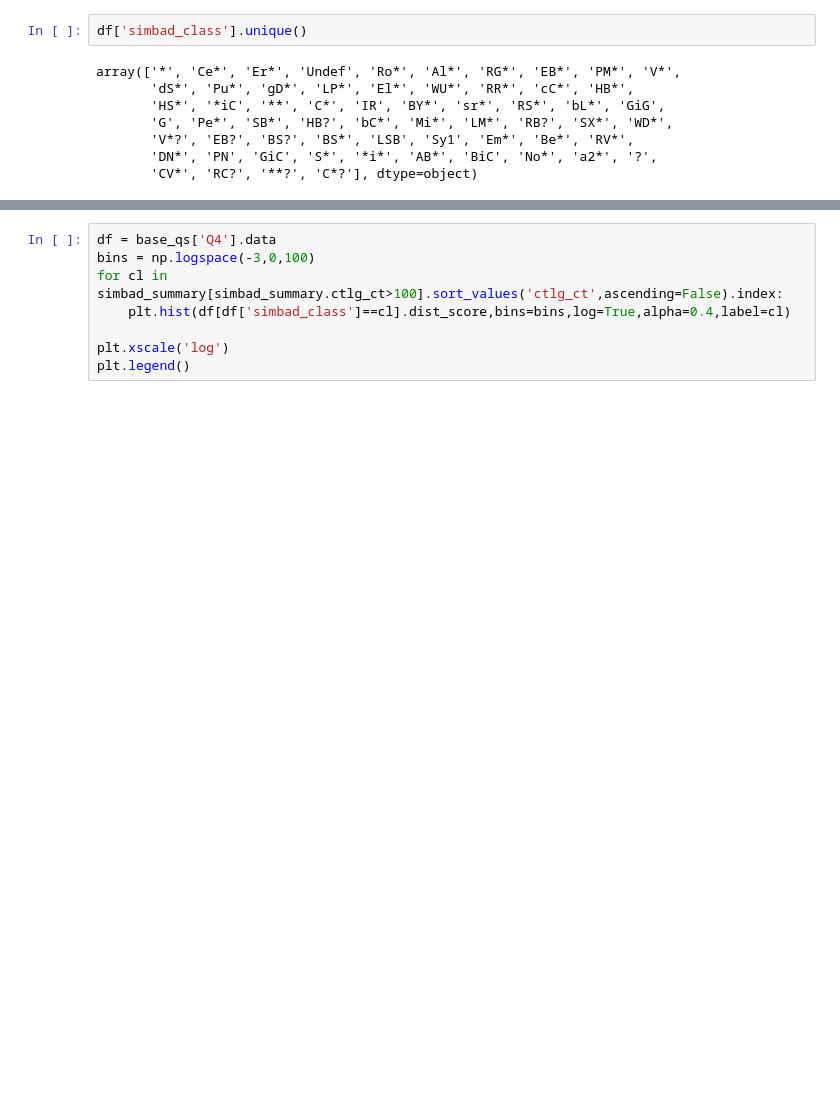
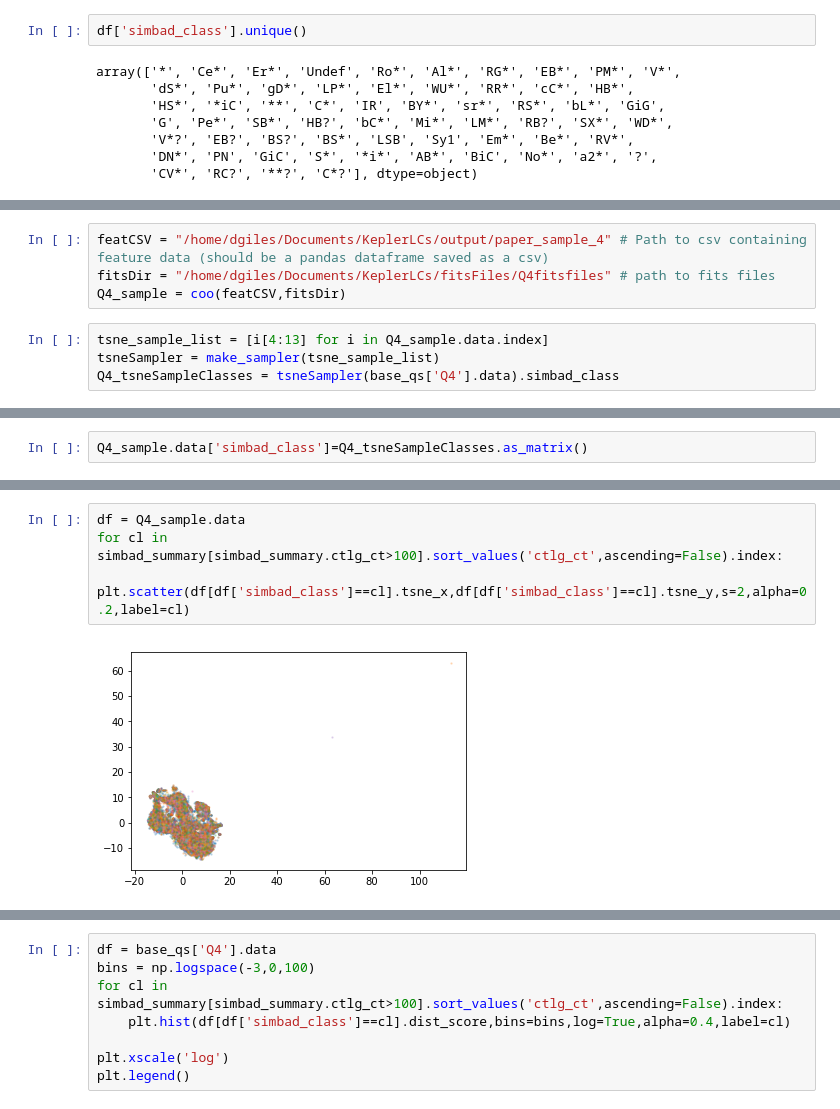
Before and after one commit to d-giles/lcfeatures, a Jupyter notebook: Catalog_Comparisons.ipynb, the cells around one changed output, grey strips where cells are left out. Drawn from its saved outputs; the diff is of its cells as text; blank space fills up the shorter version.

```diff
--- a/Catalog_Comparisons.ipynb
+++ b/Catalog_Comparisons.ipynb
@@ -887,0 +763,8 @@ array([  1.00000000e-05,   1.12332403e-05,   1.26185688e-05,
+# %%
+featCSV = "/home/dgiles/Documents/KeplerLCs/output/paper_sample_4" # Path to csv containing feature data (should be a pandas dataframe saved as a csv)
+fitsDir = "/home/dgiles/Documents/KeplerLCs/fitsFiles/Q4fitsfiles" # path to fits files
+Q4_sample = coo(featCSV,fitsDir)
+# %%
+tsne_sample_list = [i[4:13] for i in Q4_sample.data.index]
+tsneSampler = make_sampler(tsne_sample_list)
+Q4_tsneSampleClasses = tsneSampler(base_qs['Q4'].data).simbad_class
@@ -887,0 +791,2 @@ array([  1.00000000e-05,   1.12332403e-05,   1.26185688e-05,
+# %%
+Q4_sample.data['simbad_class']=Q4_tsneSampleClasses.as_matrix()
@@ -887,0 +813,6 @@ array([  1.00000000e-05,   1.12332403e-05,   1.26185688e-05,
+# %%
+df = Q4_sample.data
+for cl in simbad_summary[simbad_summary.ctlg_ct>100].sort_values('ctlg_ct',ascending=False).index:
+    plt.scatter(df[df['simbad_class']==cl].tsne_x,df[df['simbad_class']==cl].tsne_y,s=2,alpha=0.2,label=cl)
+# %% [output]
+[figure, added]
```
Also changed, not shown: parts of 19 cells of this notebook.
